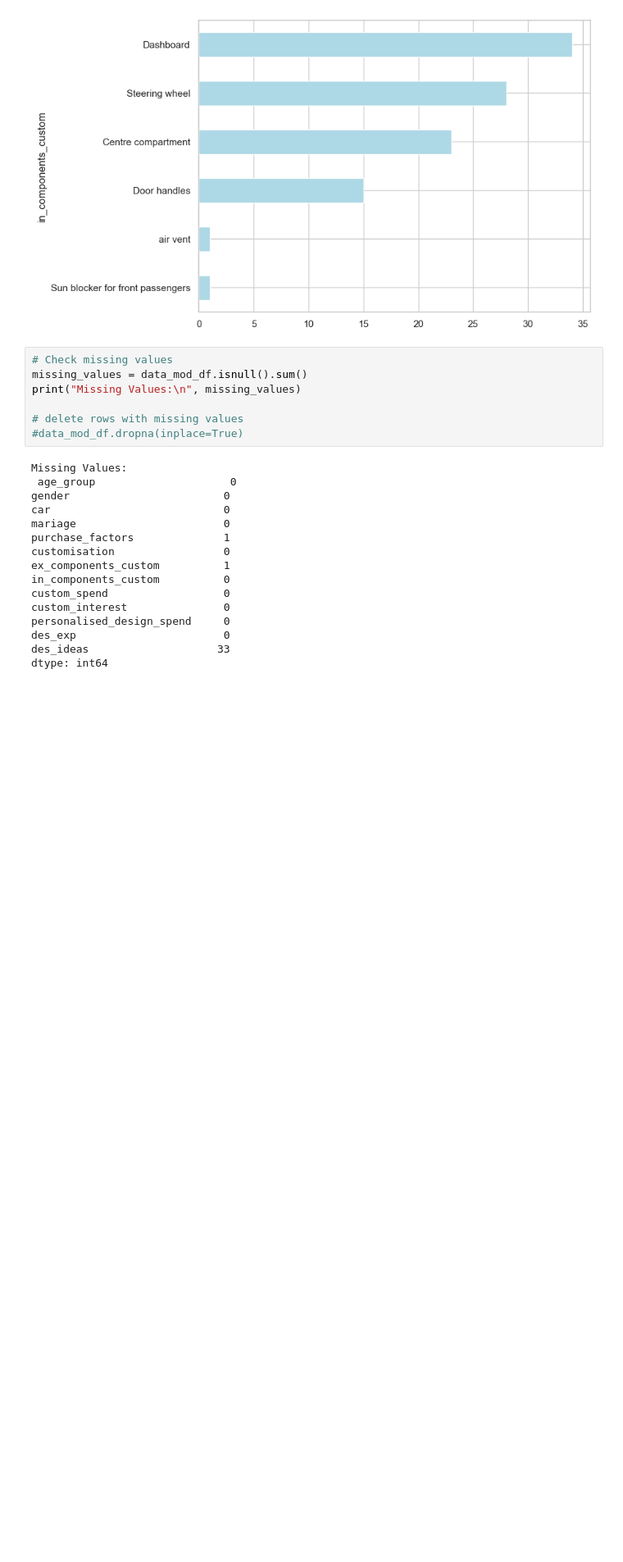
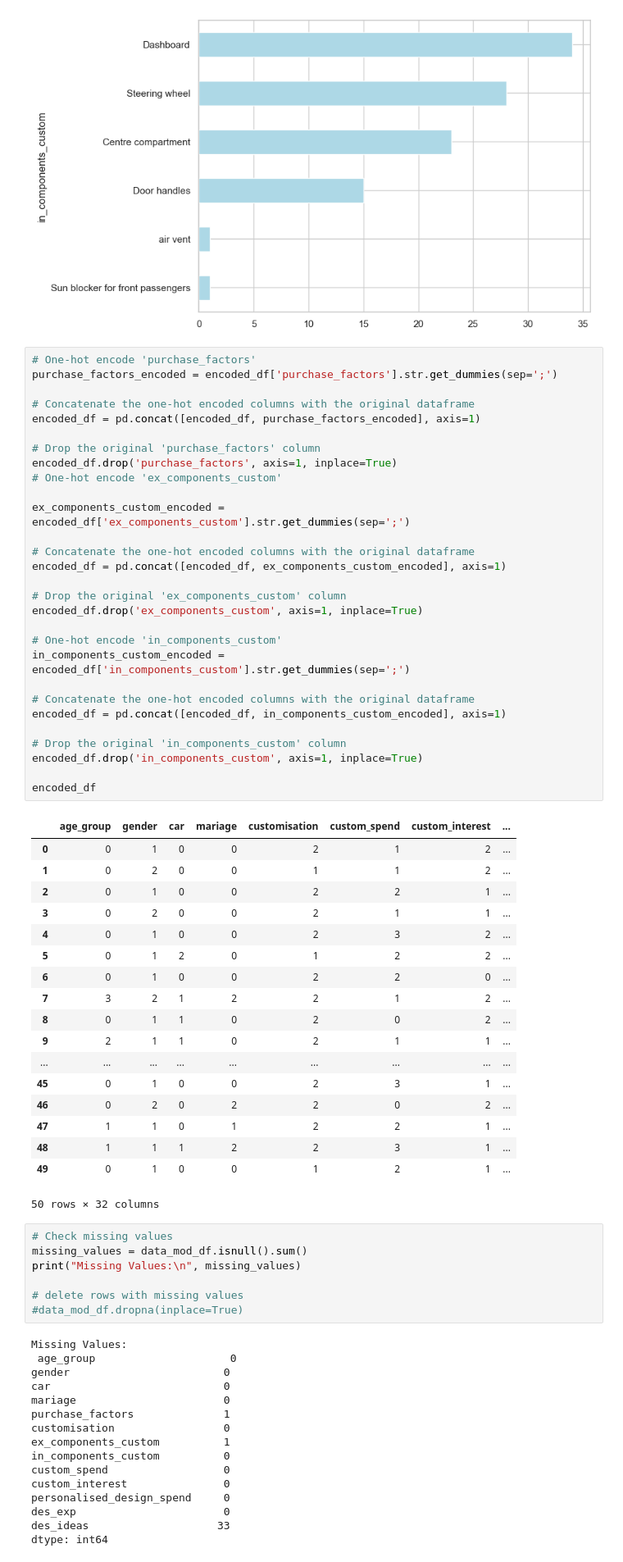
Before and after one commit to bentjh01/MA4829_Machine_Intelligence, a Jupyter notebook: data_exploration.ipynb, the cells around one changed output. Shown at 82% size. Cells and saved outputs as stored; diff of their text form; blank space fills up the shorter version.

```diff
--- a/data_exploration.ipynb
+++ b/data_exploration.ipynb
@@ -200,6 +200,54 @@ for col in encoded_df.columns:
 [figure]
 [figure]
 [figure]
+# %%
+# One-hot encode 'purchase_factors'
+purchase_factors_encoded = encoded_df['purchase_factors'].str.get_dummies(sep=';')
+
+# Concatenate the one-hot encoded columns with the original dataframe
+encoded_df = pd.concat([encoded_df, purchase_factors_encoded], axis=1)
+
+# Drop the original 'purchase_factors' column
+encoded_df.drop('purchase_factors', axis=1, inplace=True)
+# One-hot encode 'ex_components_custom'
+
+ex_components_custom_encoded = encoded_df['ex_components_custom'].str.get_dummies(sep=';')
+
+# Concatenate the one-hot encoded columns with the original dataframe
+encoded_df = pd.concat([encoded_df, ex_components_custom_encoded], axis=1)
+
+# Drop the original 'ex_components_custom' column
+encoded_df.drop('ex_components_custom', axis=1, inplace=True)
+
+# One-hot encode 'in_components_custom'
+in_components_custom_encoded = encoded_df['in_components_custom'].str.get_dummies(sep=';')
+
+# Concatenate the one-hot encoded columns with the original dataframe
+encoded_df = pd.concat([encoded_df, in_components_custom_encoded], axis=1)
+
+# Drop the original 'in_components_custom' column
+encoded_df.drop('in_components_custom', axis=1, inplace=True)
+
+encoded_df
+# %% [output]
+|  | age_group | gender | car | mariage | customisation | custom_spend | custom_interest | ... |
+| 0 | 0 | 1 | 0 | 0 | 2 | 1 | 2 | ... |
+| 1 | 0 | 2 | 0 | 0 | 1 | 1 | 2 | ... |
+| 2 | 0 | 1 | 0 | 0 | 2 | 2 | 1 | ... |
+| 3 | 0 | 2 | 0 | 0 | 2 | 1 | 1 | ... |
+| 4 | 0 | 1 | 0 | 0 | 2 | 3 | 2 | ... |
+| 5 | 0 | 1 | 2 | 0 | 1 | 2 | 2 | ... |
+| 6 | 0 | 1 | 0 | 0 | 2 | 2 | 0 | ... |
+| 7 | 3 | 2 | 1 | 2 | 2 | 1 | 2 | ... |
+| 8 | 0 | 1 | 1 | 0 | 2 | 0 | 2 | ... |
+| 9 | 2 | 1 | 1 | 0 | 2 | 1 | 1 | ... |
+| ... | ... | ... | ... | ... | ... | ... | ... | ... |
+| 45 | 0 | 1 | 0 | 0 | 2 | 3 | 1 | ... |
+| 46 | 0 | 2 | 0 | 2 | 2 | 0 | 2 | ... |
+| 47 | 1 | 1 | 0 | 1 | 2 | 2 | 1 | ... |
+| 48 | 1 | 1 | 1 | 2 | 2 | 3 | 1 | ... |
+| 49 | 0 | 1 | 0 | 0 | 1 | 2 | 1 | ... |
+50 rows × 32 columns
 # %%
 # Check missing values
 missing_values = data_mod_df.isnull().sum()
```
